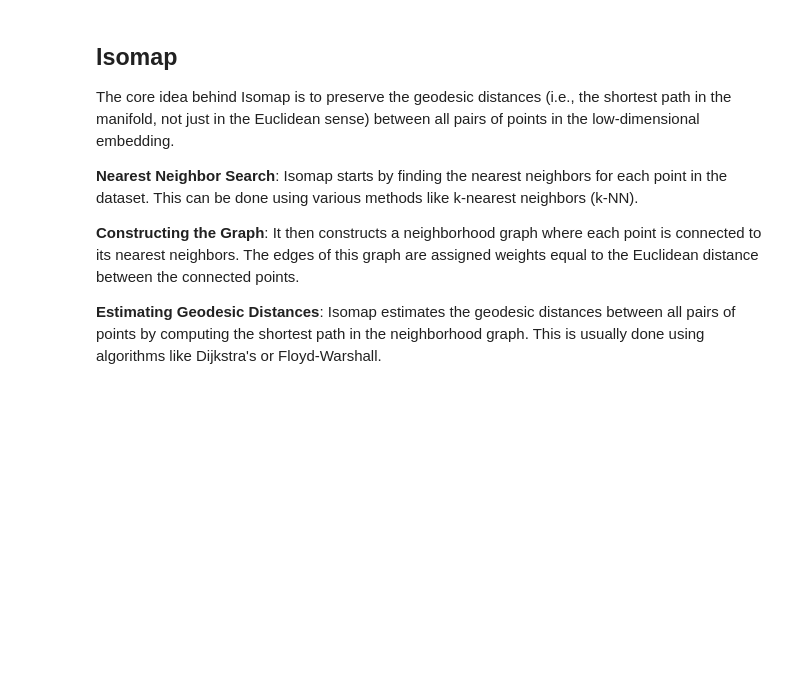
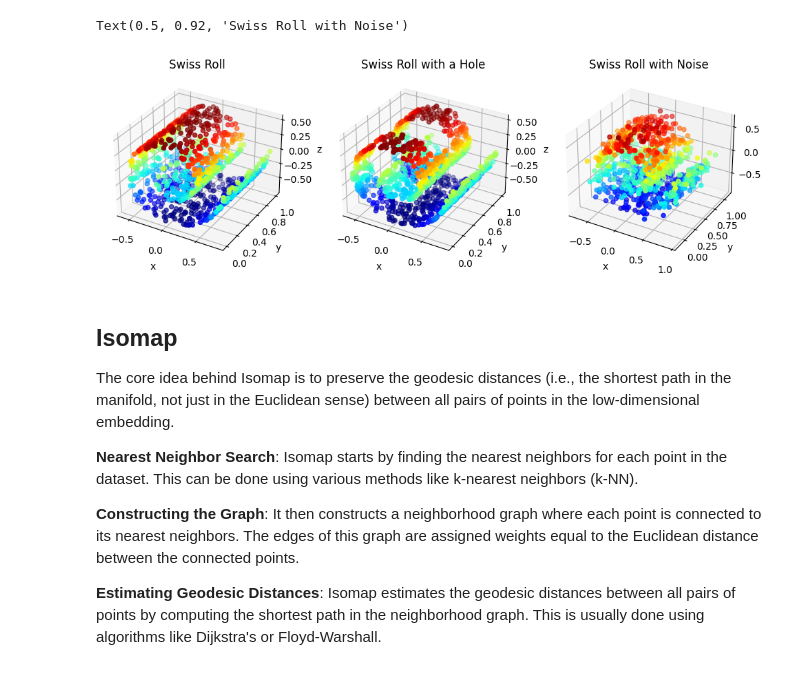
Before and after one commit to london-and-tequila/DSC205, a Jupyter notebook: HW4/HW4_Q5.ipynb, the cells around one changed output. Saved outputs shown, nothing was run; the diff lists cells and outputs as text; code cells hidden in the pictures; blank space fills up the shorter version.

```diff
--- a/HW4/HW4_Q5.ipynb
+++ b/HW4/HW4_Q5.ipynb
@@ -1,3 +1,35 @@
+# %%
+import scipy.io
+import numpy as np
+import matplotlib.pyplot as plt
+swiss_roll = scipy.io.loadmat('swiss_roll.mat')['x'].T
+swiss_roll_hole = scipy.io.loadmat('swiss_roll_hole.mat')['x'].T
+swiss_roll_noisy = scipy.io.loadmat('swiss_roll_noisy.mat')['x'].T
+
+# plot the data in 3D
+fig = plt.figure(figsize=(12,4))
+ax = fig.add_subplot(131, projection='3d')
+ax.scatter(swiss_roll[:,0], swiss_roll[:,1], swiss_roll[:,2], c=swiss_roll[:,2], cmap='jet')
+ax.set_xlabel('x')
+ax.set_ylabel('y')
+ax.set_zlabel('z')
+ax.set_title('Swiss Roll')
+ax = fig.add_subplot(132, projection='3d')
+ax.scatter(swiss_roll_hole[:,0], swiss_roll_hole[:,1], swiss_roll_hole[:,2], c=swiss_roll_hole[:,2], cmap='jet')
+ax.set_xlabel('x')
+ax.set_ylabel('y')
+ax.set_zlabel('z')
+ax.set_title('Swiss Roll with a Hole')
+ax = fig.add_subplot(133, projection='3d')
+ax.scatter(swiss_roll_noisy[:,0], swiss_roll_noisy[:,1], swiss_roll_noisy[:,2], c=swiss_roll_noisy[:,2], cmap='jet')
+ax.set_xlabel('x')
+ax.set_ylabel('y')
+ax.set_zlabel('z')
+ax.set_title('Swiss Roll with Noise')
+plt.savefig('swiss_roll.png')
+# %% [output]
+Text(0.5, 0.92, 'Swiss Roll with Noise')
+[figure, added]
 # %% [markdown]
 ## Isomap
 
```
Also changed, not shown: parts of 11 cells of this notebook, 2 other files.
